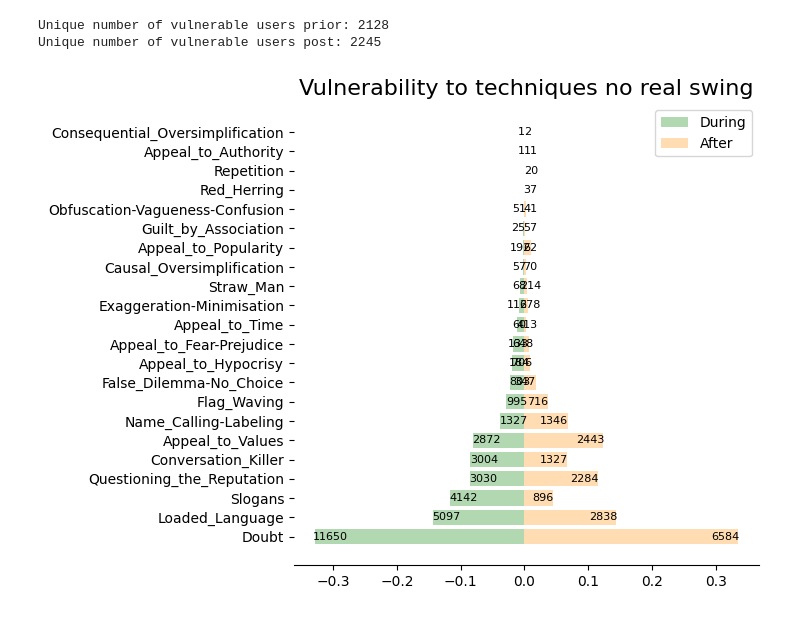
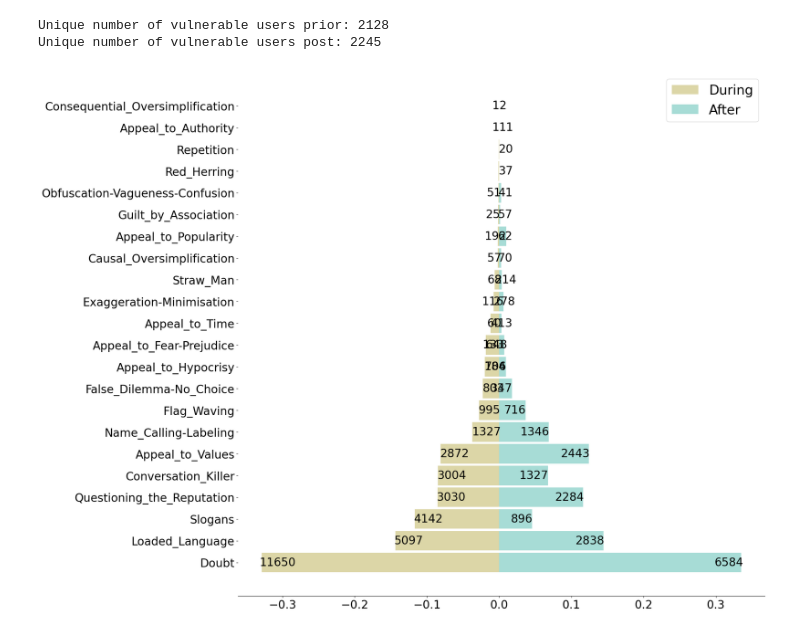
Before and after one commit to ariannap13/hidden-swing-voters, a Jupyter notebook: src/text_analysis/swingers_analysis/analyse_swingers.ipynb, the cells around one changed output. Cells and saved outputs as stored; diff of their text form; code cells hidden in the pictures.

```diff
--- a/src/text_analysis/swingers_analysis/analyse_swingers.ipynb
+++ b/src/text_analysis/swingers_analysis/analyse_swingers.ipynb
@@ -2611,7 +2617,7 @@ for user in vulnerable_post:
 #vulnerable_post_annotations = [[x[0], list(set(x[1]))] for x in vulnerable_post_annotations]
 # %%
 # Create a figure and axis with a specific size
-fig, ax = plt.subplots(figsize=(6, 6))
+fig, ax = plt.subplots(figsize=(20,20))
 
 vulnerable_prior_labels = [label for sublist in vulnerable_prior_annotations for label in sublist[1]]
 vulnerable_prior_labels_count = pd.Series(vulnerable_prior_labels).value_counts()
@@ -2623,43 +2629,44 @@ vulnerable_post_labels_count = pd.Series(vulnerable_post_labels).value_counts()
 perc_vulnerable_post_labels = vulnerable_post_labels_count/pd.Series(vulnerable_post_labels).count()
 
 if pre == "Before":
-        colorpre = 'blue'
+        colorpre = '#BC6DC5'
 else:
-        colorpre = 'green'
+        colorpre = '#C5BC6D'
 
 if post == "During":
-        colorpost = 'green'
+        colorpost = '#C5BC6D'
 else:
-        colorpost = 'darkorange'
+        colorpost = '#6DC5BC'
 
 
 
 # Create both barplots
 pre_bars = ax.barh(perc_vulnerable_prior_labels.index, -perc_vulnerable_prior_labels,
-        color=colorpre, alpha=0.3, label=pre)
+        color=colorpre, alpha=0.6, label=pre, height=0.9)
 post_bars = ax.barh(perc_vulnerable_post_labels.index, perc_vulnerable_post_labels,
-        color=colorpost, alpha=0.3, label=post)
+        color=colorpost, alpha=0.6, label=post, height=0.9)
 
 
 # Add annotations at the end of each bar
 for bar, annotations in zip(pre_bars, vulnerable_prior_labels_count):
         ax.text(bar.get_width() * 1.01, bar.get_y() + bar.get_height() / 2, f'{annotations}',
-                va='center', ha='left', color='black', fontsize=8)
+                va='center', ha='left', color='black', fontsize=24)
 
 for bar, annotations in zip(post_bars, vulnerable_post_labels_count):
         ax.text(bar.get_width() * 1.01, bar.get_y() + bar.get_height() / 2, f'{annotations}',
-                va='center', ha='right', color='black', fontsize=8)
+                va='center', ha='right', color='black', fontsize=24)
 
 
 # Removes spines
 ax.spines[['right', 'top', 'left']].set_visible(False)
 
-# Add a title
-ax.set_title('Vulnerability to techniques '+groupname, fontsize=16)
+# ticks size
+ax.tick_params(axis='y', labelsize=24)
+ax.tick_params(axis='x', labelsize=24)
 
-plt.legend()
+plt.legend(fontsize=28)
 
 # Display the plot
 plt.show()
 # %% [output]
-[figure, old version]
+[figure, new version]
```
Also changed, not shown: parts of 6 cells of this notebook, 4 other files.
